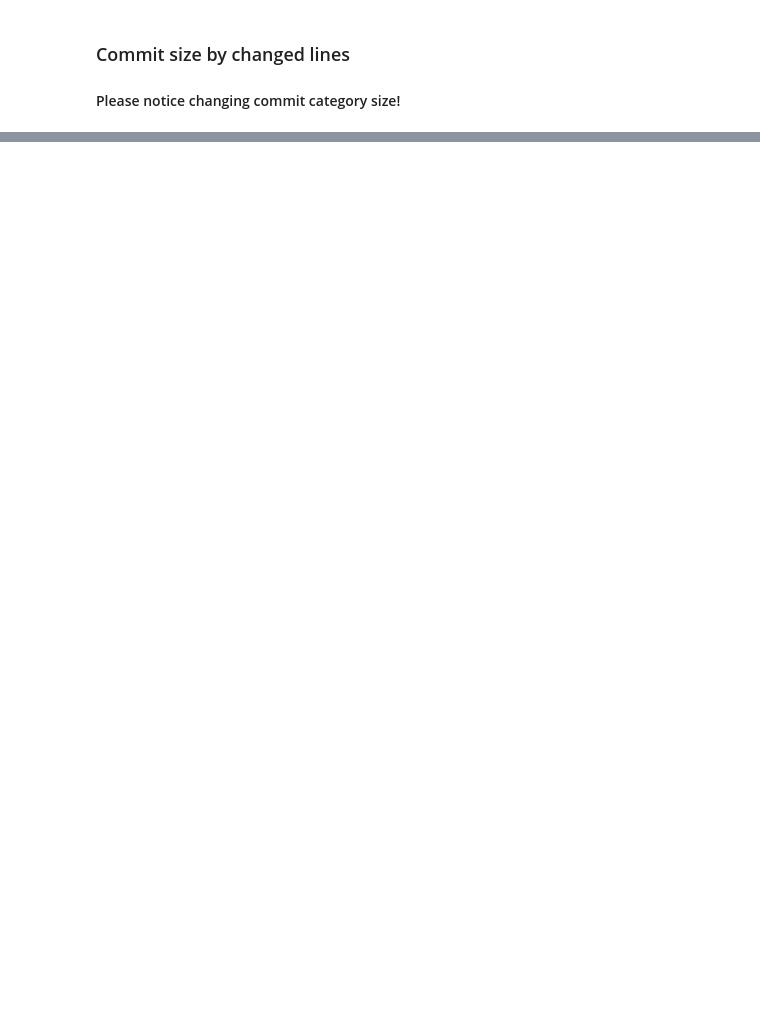
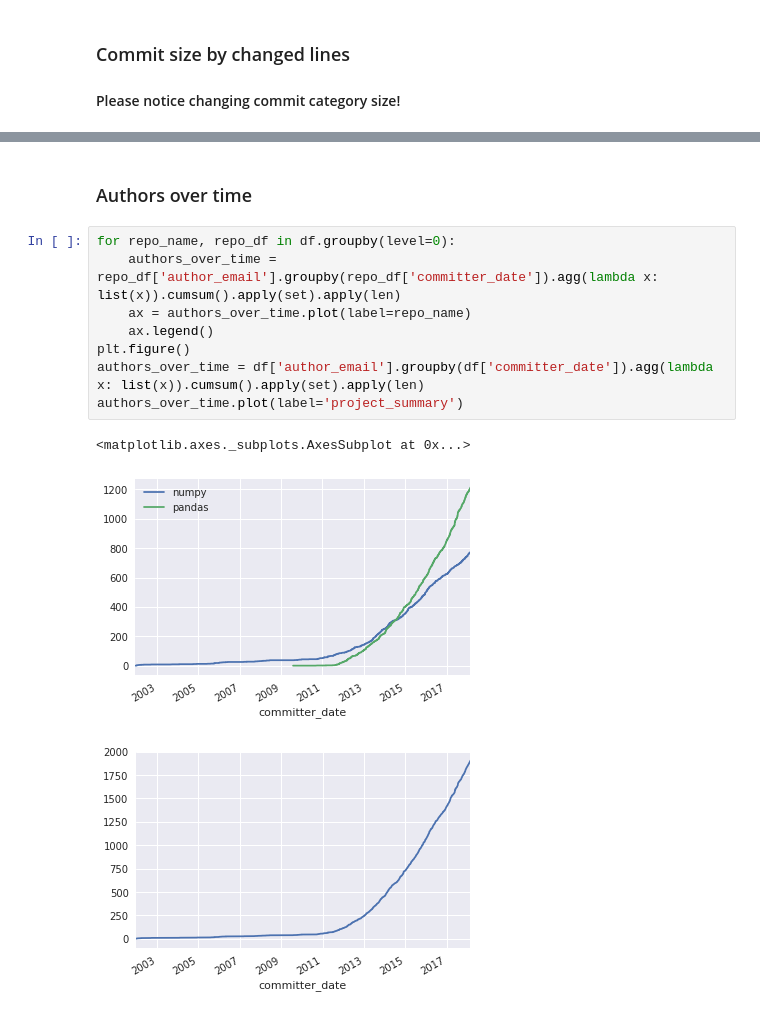
Before and after one commit to skupsala/gitlytic, a Jupyter notebook: gitlytic/notebooks/project-overview.ipynb, the cells around one changed output, grey strips where cells are left out. Cells and saved outputs as stored; diff of their text form; blank space fills up the shorter version.

```diff
--- a/gitlytic/notebooks/project-overview.ipynb
+++ b/gitlytic/notebooks/project-overview.ipynb
@@ -212,0 +198,14 @@ data.value_counts(sort=False).plot(kind='bar', title='project_summary')
+# %% [markdown]
+### Authors over time
+# %%
+for repo_name, repo_df in df.groupby(level=0):
+    authors_over_time = repo_df['author_email'].groupby(repo_df['committer_date']).agg(lambda x: list(x)).cumsum().apply(set).apply(len)
+    ax = authors_over_time.plot(label=repo_name)
+    ax.legend()
+plt.figure()
+authors_over_time = df['author_email'].groupby(df['committer_date']).agg(lambda x: list(x)).cumsum().apply(set).apply(len)
+authors_over_time.plot(label='project_summary')
+# %% [output]
+<matplotlib.axes._subplots.AxesSubplot at 0x...>
+[figure, added]
+[figure, added]
```
Also changed, not shown: parts of 9 cells of this notebook.
